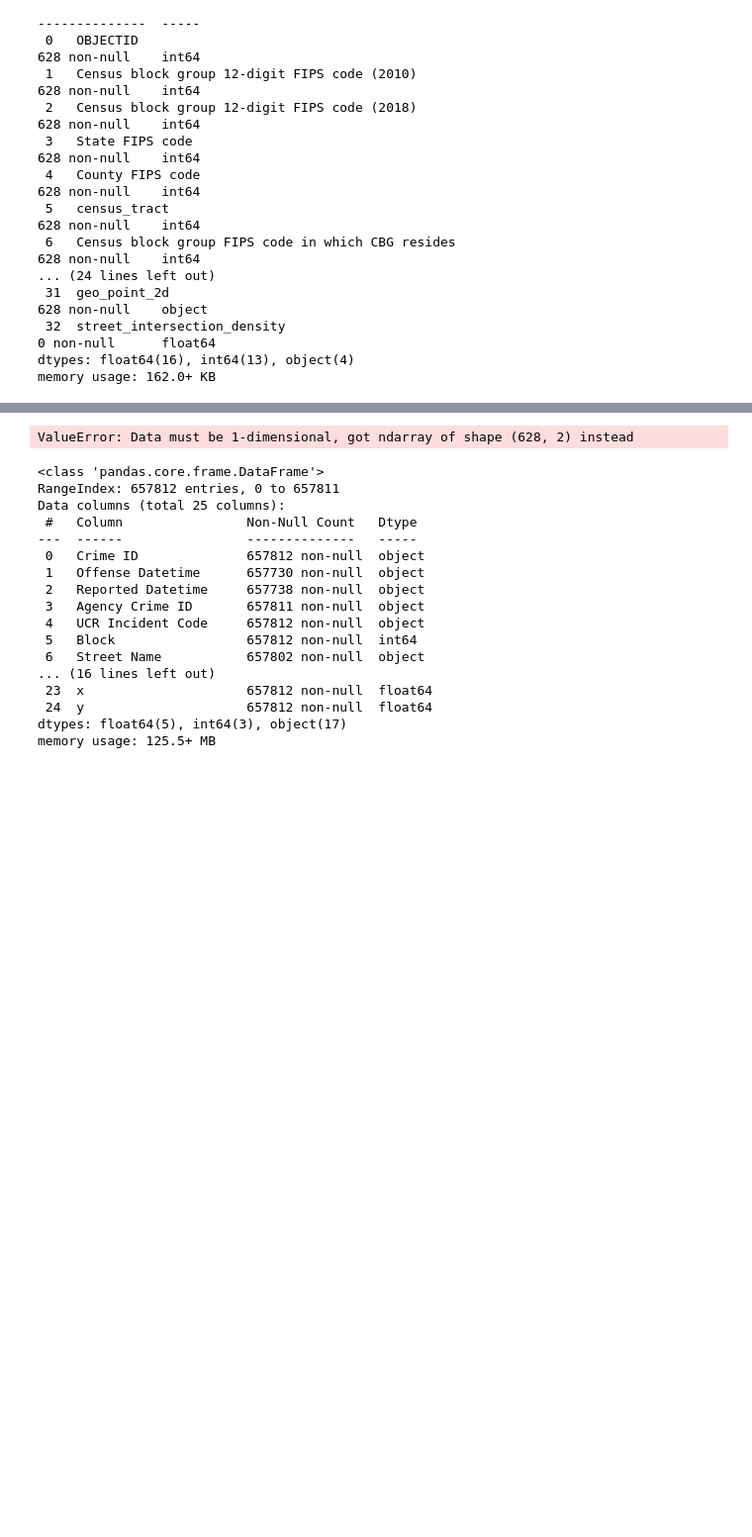
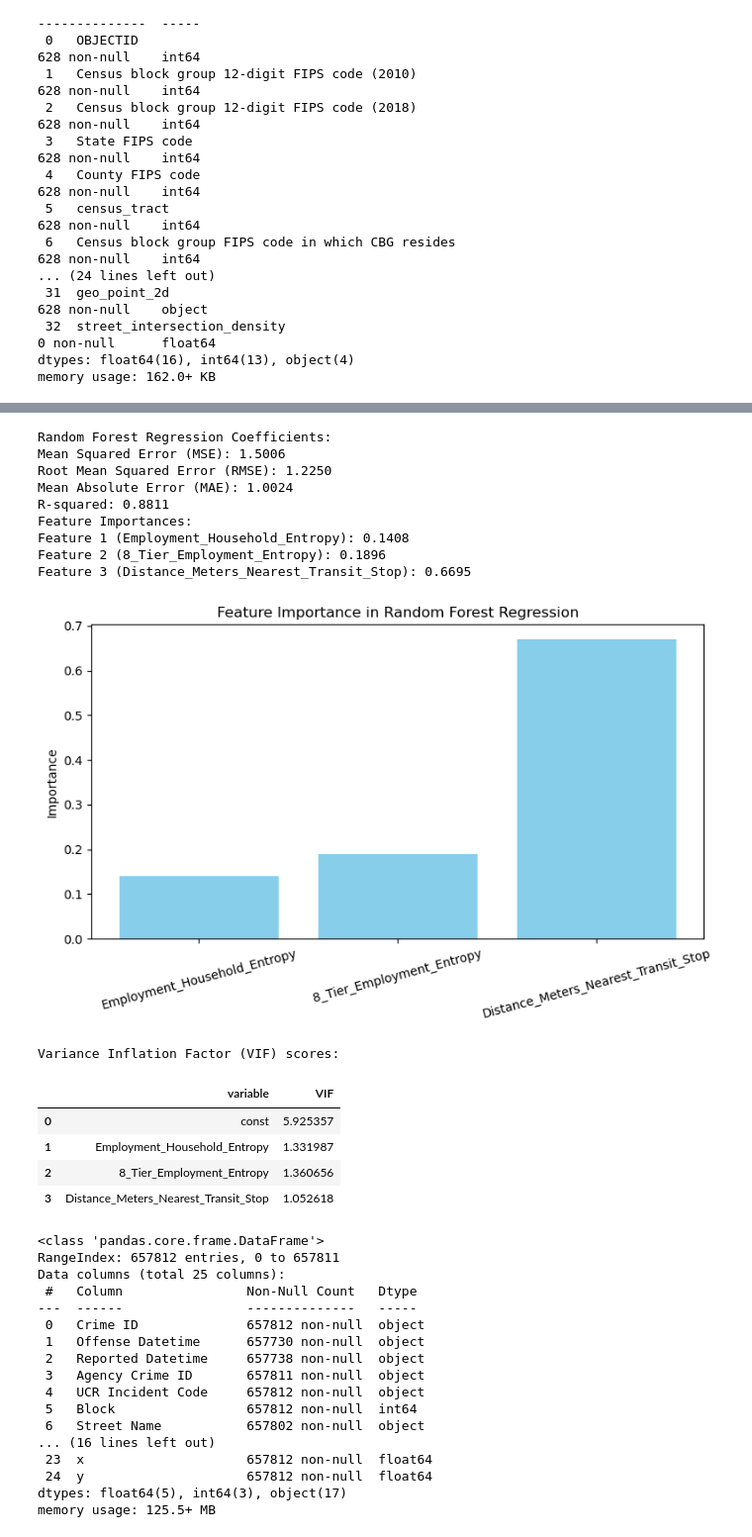
Before and after one commit to vhs05/data_mining, a Jupyter notebook: walkability_index.ipynb, the cells around one changed output, grey strips where cells are left out. Shown at 99% size. Saved outputs shown, nothing was run; the diff lists cells and outputs as text; code cells hidden in the pictures; blank space fills up the shorter version.

```diff
--- a/walkability_index.ipynb
+++ b/walkability_index.ipynb
@@ -71,23 +176,20 @@ plt.show()
 # %%
-from sklearn.ensemble import RandomForestRegressor
-from sklearn.metrics import mean_squared_error, mean_absolute_error, r2_score
-import numpy as np
-import matplotlib.pyplot as plt
 
 
 np.random.seed(42)
-# X = df1[['Households (occupied housing units), 2018', '8-tier employment entropy (denominator set to the static 8 employment types in the CBG)', 'Employment and household entropy']]
-# y = df1["walkabilty_index"]
-X =
-# df1[['Employment and household entropy', 'Households (occupied housing units), 2018']]
-y = df1['walkabilty_index']
-# Convert to DataFrame for better visualization
-df = pd.DataFrame({"X": X.squeeze(), "y": y})
+# X = df1[['Employment and household entropy', 'Count of workers in CBG (home location), 2017']] ## RMSE: 3.34
+# for multiple variables, RMSE is 0.993
+X = df1[['Employment_Household_Entropy', '8_Tier_Employment_Entropy', 'Distance_Meters_Nearest_Transit_Stop']]
+y = df1['Walkability_Index']
+
+# Properly combine the selected features and target into a DataFrame for visualization
+df = pd.concat([X, y], axis=1)
 
 # Split into training and testing sets
 X_train, X_test, y_train, y_test = train_test_split(X, y, test_size=0.2, random_state=42)
 
 scaler = StandardScaler()
+
 X_train = scaler.fit_transform(X_train)
 X_test = scaler.transform(X_test)
 
@@ -95,36 +197,52 @@ X_test = scaler.transform(X_test)
 rf_reg = RandomForestRegressor(n_estimators=100, random_state=42)
 rf_reg.fit(X_train, y_train)
 
 # Predict
 y_pred = rf_reg.predict(X_test)
 
 # Calculate performance metrics
 mse = mean_squared_error(y_test, y_pred)
 rmse = np.sqrt(mse)
 mae = mean_absolute_error(y_test, y_pred)
 r2 = r2_score(y_test, y_pred)
 
 print(f"Random Forest Regression Coefficients:")
 print(f"Mean Squared Error (MSE): {mse:.4f}")
 print(f"Root Mean Squared Error (RMSE): {rmse:.4f}")
 print(f"Mean Absolute Error (MAE): {mae:.4f}")
 print(f"R-squared: {r2:.4f}")
 
 # Feature Importances
 feature_importances = rf_reg.feature_importances_
 print("Feature Importances:")
 for idx, importance in enumerate(feature_importances):
-    print(f"Feature {idx + 1}: {importance:.4f}")
+    print(f"Feature {idx + 1} ({X.columns[idx]}): {importance:.4f}")
 
 # Visualization of Feature Importance
 plt.figure(figsize=(8, 5))
 plt.bar(range(len(feature_importances)), feature_importances, color='skyblue')
-plt.xlabel("Feature Index")
+plt.xticks(range(len(feature_importances)), X.columns, rotation=15)
 plt.ylabel("Importance")
 plt.title("Feature Importance in Random Forest Regression")
+plt.tight_layout()
 plt.show()
 # %% [output]
-ValueError: Data must be 1-dimensional, got ndarray of shape (628, 2) instead
+Random Forest Regression Coefficients:
+Mean Squared Error (MSE): 1.5006
+Root Mean Squared Error (RMSE): 1.2250
+Mean Absolute Error (MAE): 1.0024
+R-squared: 0.8811
+Feature Importances:
+Feature 1 (Employment_Household_Entropy): 0.1408
+Feature 2 (8_Tier_Employment_Entropy): 0.1896
+Feature 3 (Distance_Meters_Nearest_Transit_Stop): 0.6695
+[figure, added]
+Variance Inflation Factor (VIF) scores:
+|  | variable | VIF |
+| 0 | const | 5.925357 |
+| 1 | Employment_Household_Entropy | 1.331987 |
+| 2 | 8_Tier_Employment_Entropy | 1.360656 |
+| 3 | Distance_Meters_Nearest_Transit_Stop | 1.052618 |
 # %%
 df2 = pd.read_csv("mpd_pub_saf.csv")
 
```
Also changed, not shown: parts of 4 cells of this notebook.
